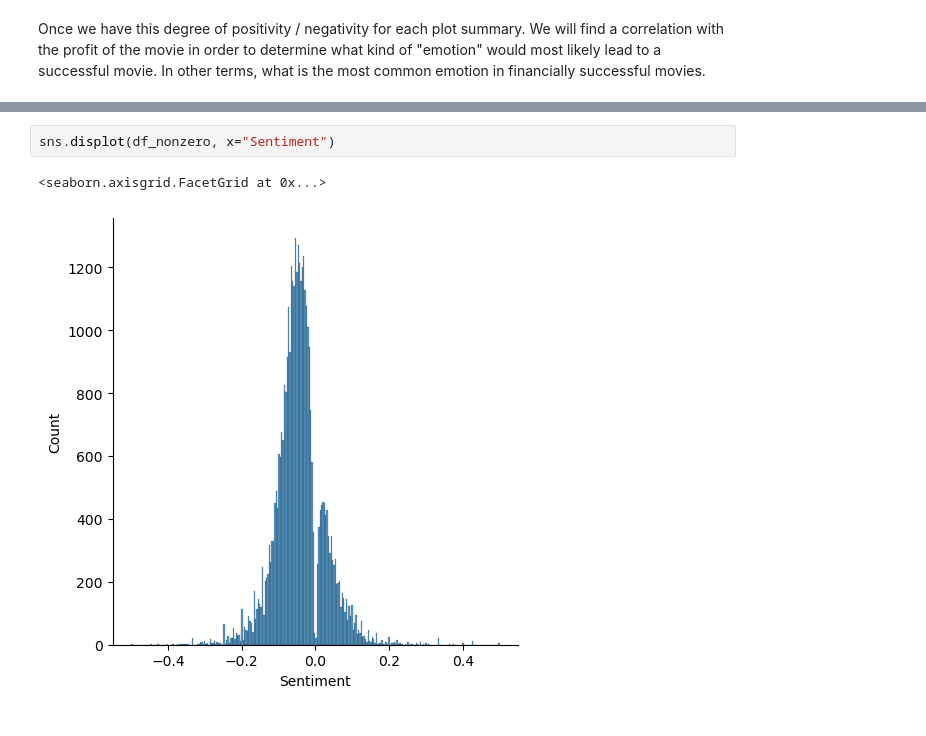
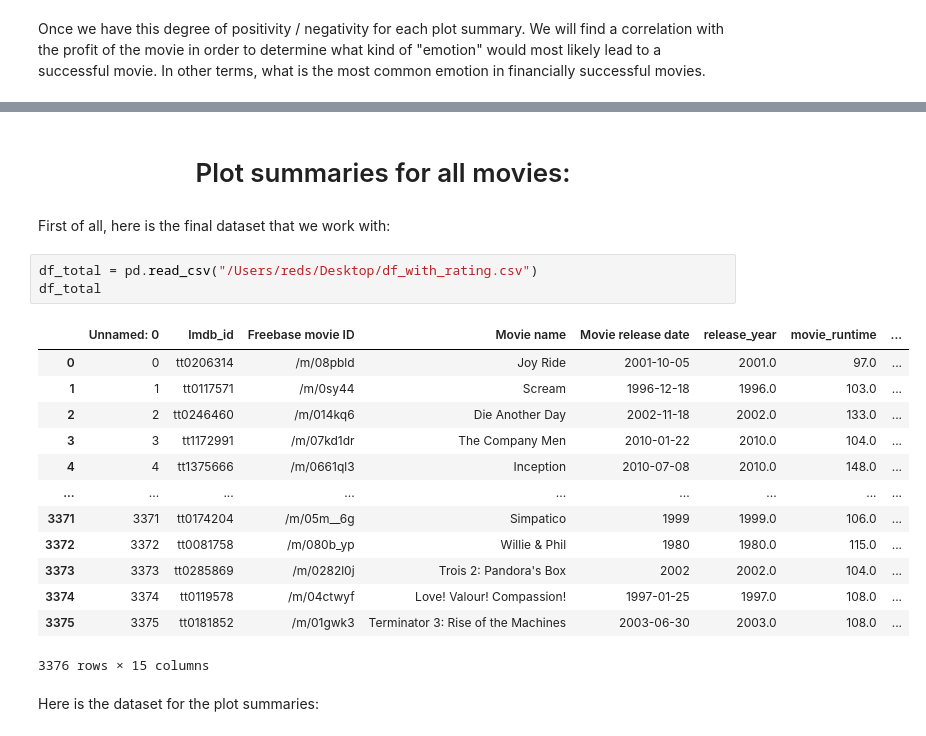
Before and after one commit to epfl-ada/ada-2022-project-mrjulia, a Jupyter notebook: Plot_summary.ipynb, the cells around one changed output, grey strips where cells are left out. Saved outputs shown, nothing was run; the diff lists cells and outputs as text.

```diff
--- a/Plot_summary.ipynb
+++ b/Plot_summary.ipynb
@@ -251,5 +142,23 @@ df_nonzero
-# %%
-sns.displot(df_nonzero, x="Sentiment")
-# %% [output]
-<seaborn.axisgrid.FacetGrid at 0x...>
-[figure, removed]
+# %% [markdown]
+<h1 align="center">Plot summaries for all movies: </h1>
+# %% [markdown]
+First of all, here is the final dataset that we work with:
+# %%
+df_total = pd.read_csv("/Users/reds/Desktop/df_with_rating.csv")
+df_total
+# %% [output]
+|  | Unnamed: 0 | Imdb_id | Freebase movie ID | Movie name | Movie release date | release_year | movie_runtime | ... |
+| 0 | 0 | tt0206314 | /m/08pbld | Joy Ride | 2001-10-05 | 2001.0 | 97.0 | ... |
+| 1 | 1 | tt0117571 | /m/0sy44 | Scream | 1996-12-18 | 1996.0 | 103.0 | ... |
+| 2 | 2 | tt0246460 | /m/014kq6 | Die Another Day | 2002-11-18 | 2002.0 | 133.0 | ... |
+| 3 | 3 | tt1172991 | /m/07kd1dr | The Company Men | 2010-01-22 | 2010.0 | 104.0 | ... |
+| 4 | 4 | tt1375666 | /m/0661ql3 | Inception | 2010-07-08 | 2010.0 | 148.0 | ... |
+| ... | ... | ... | ... | ... | ... | ... | ... | ... |
+| 3371 | 3371 | tt0174204 | /m/05m__6g | Simpatico | 1999 | 1999.0 | 106.0 | ... |
+| 3372 | 3372 | tt0081758 | /m/080b_yp | Willie & Phil | 1980 | 1980.0 | 115.0 | ... |
+| 3373 | 3373 | tt0285869 | /m/0282l0j | Trois 2: Pandora's Box | 2002 | 2002.0 | 104.0 | ... |
+| 3374 | 3374 | tt0119578 | /m/04ctwyf | Love! Valour! Compassion! | 1997-01-25 | 1997.0 | 108.0 | ... |
+| 3375 | 3375 | tt0181852 | /m/01gwk3 | Terminator 3: Rise of the Machines | 2003-06-30 | 2003.0 | 108.0 | ... |
+3376 rows × 15 columns
+# %% [markdown]
+Here is the dataset for the plot summaries:
```
Also changed, not shown: parts of 42 cells of this notebook.
